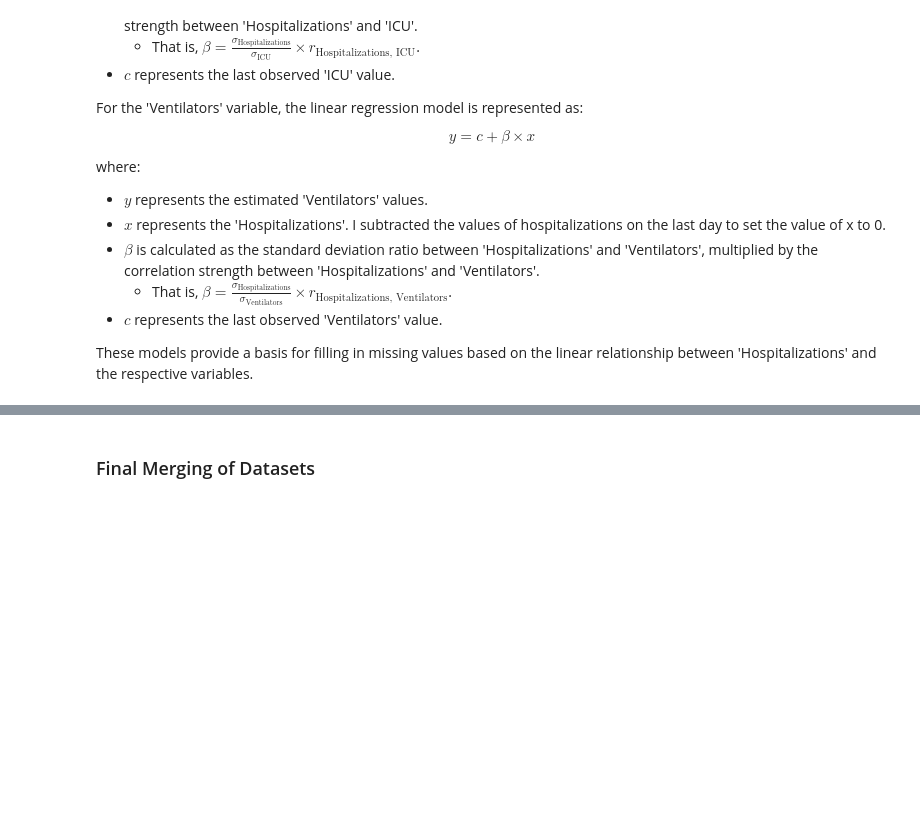
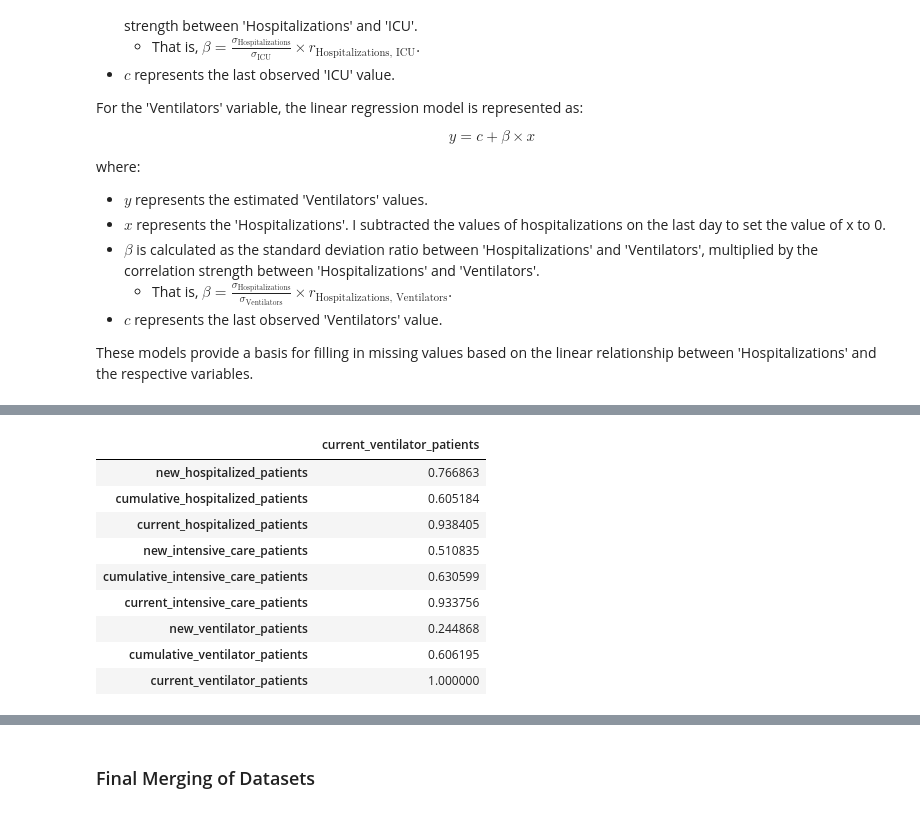
Before and after one commit to scelarek/CovidCast, a Jupyter notebook: Capstone/Main File.ipynb, the cells around one changed output, grey strips where cells are left out. Drawn from its saved outputs; the diff is of its cells as text; code cells hidden in the pictures; blank space fills up the shorter version.

```diff
--- a/Capstone/Main File.ipynb
+++ b/Capstone/Main File.ipynb
@@ -325,0 +652,13 @@ array([<AxesSubplot: xlabel='date'>, <AxesSubplot: xlabel='date'>,
+# %%
+hospitalizations_df.corr().iloc[:,-1].to_frame().style.background_gradient(cmap='coolwarm')
+# %% [output]
+|  | current_ventilator_patients |
+| new_hospitalized_patients | 0.766863 |
+| cumulative_hospitalized_patients | 0.605184 |
+| current_hospitalized_patients | 0.938405 |
+| new_intensive_care_patients | 0.510835 |
+| cumulative_intensive_care_patients | 0.630599 |
+| current_intensive_care_patients | 0.933756 |
+| new_ventilator_patients | 0.244868 |
+| cumulative_ventilator_patients | 0.606195 |
+| current_ventilator_patients | 1.000000 |
```
Also changed, not shown: parts of 35 cells of this notebook, 2 other files.
